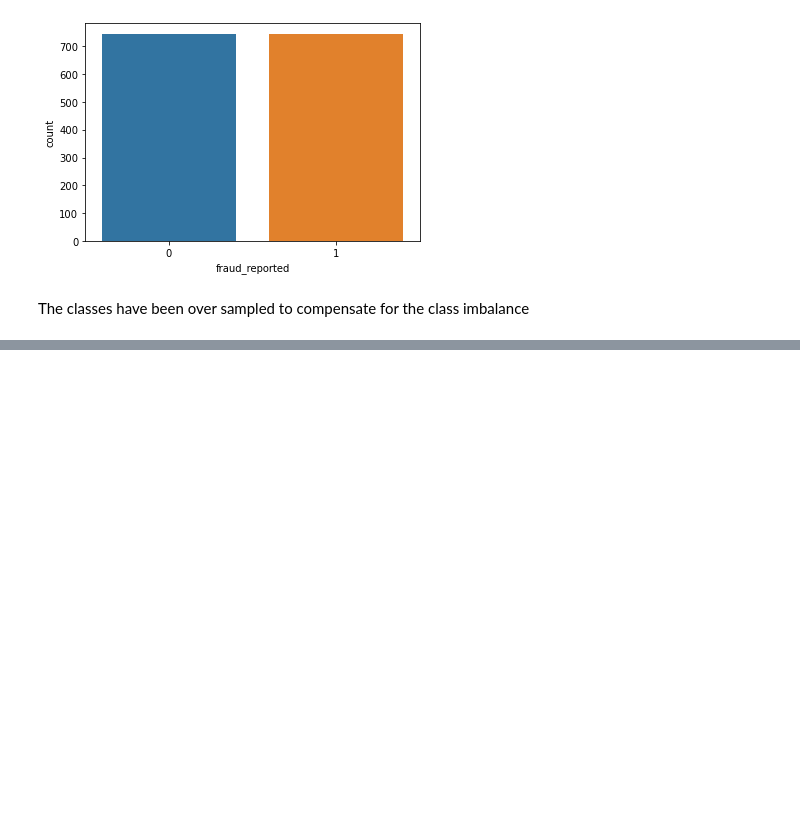
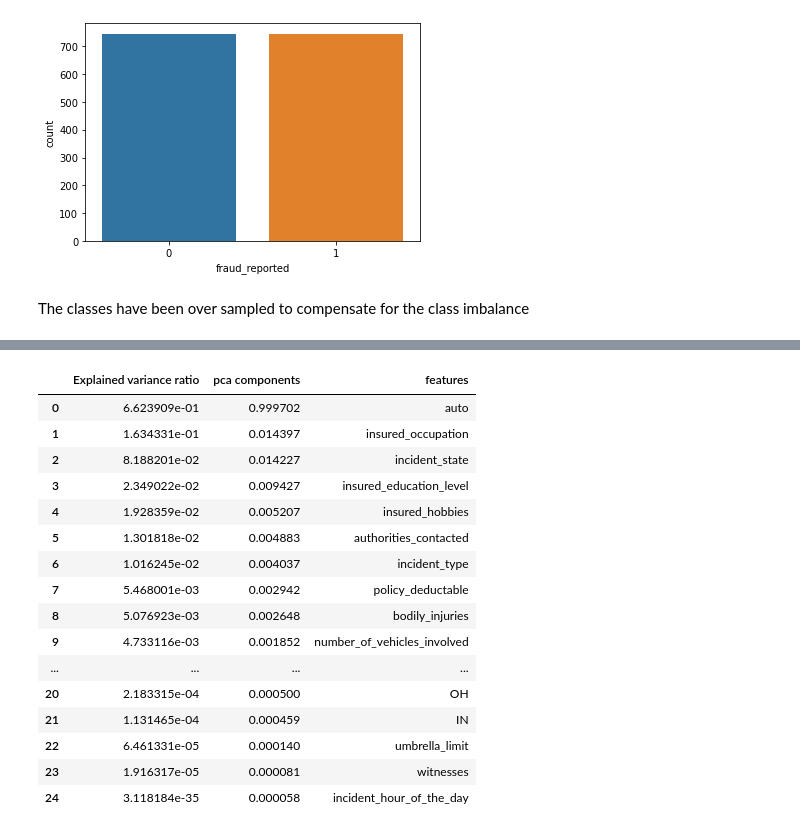
Before and after one commit to zobekenobe/DT-Evaluation-Project, a Jupyter notebook: Project 10.ipynb, the cells around one changed output, grey strips where cells are left out. Cells and saved outputs as stored; diff of their text form; code cells hidden in the pictures; blank space fills up the shorter version.

```diff
--- a/Project 10.ipynb
+++ b/Project 10.ipynb
@@ -590,0 +620,20 @@ The classes have been over sampled to compensate for the class imbalance
+# %%
+pca_df
+# %% [output]
+|  | Explained variance ratio | pca components | features |
+| 0 | 6.623909e-01 | 0.999702 | auto |
+| 1 | 1.634331e-01 | 0.014397 | insured_occupation |
+| 2 | 8.188201e-02 | 0.014227 | incident_state |
+| 3 | 2.349022e-02 | 0.009427 | insured_education_level |
+| 4 | 1.928359e-02 | 0.005207 | insured_hobbies |
+| 5 | 1.301818e-02 | 0.004883 | authorities_contacted |
+| 6 | 1.016245e-02 | 0.004037 | incident_type |
+| 7 | 5.468001e-03 | 0.002942 | policy_deductable |
+| 8 | 5.076923e-03 | 0.002648 | bodily_injuries |
+| 9 | 4.733116e-03 | 0.001852 | number_of_vehicles_involved |
+| ... | ... | ... | ... |
+| 20 | 2.183315e-04 | 0.000500 | OH |
+| 21 | 1.131465e-04 | 0.000459 | IN |
+| 22 | 6.461331e-05 | 0.000140 | umbrella_limit |
+| 23 | 1.916317e-05 | 0.000081 | witnesses |
+| 24 | 3.118184e-35 | 0.000058 | incident_hour_of_the_day |
```
Also changed, not shown: parts of 15 cells of this notebook.
